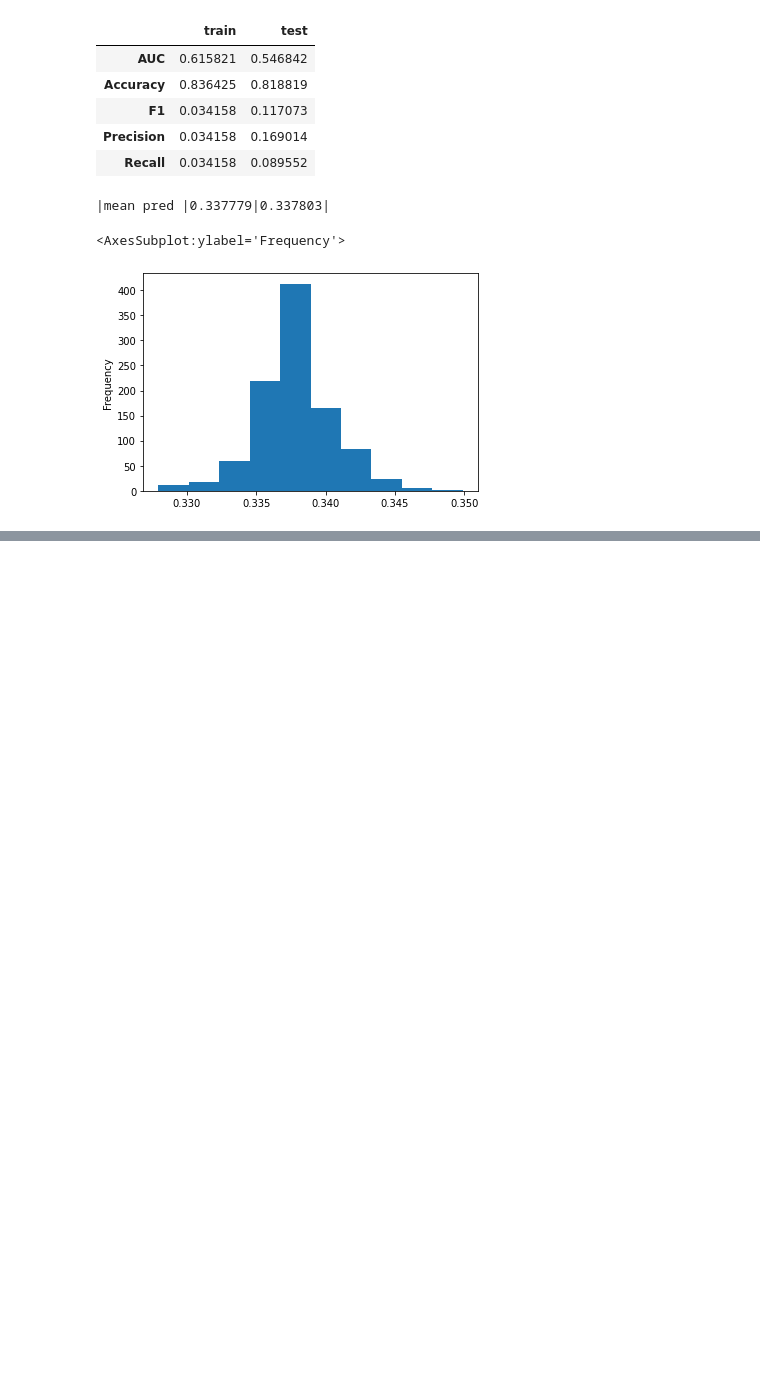
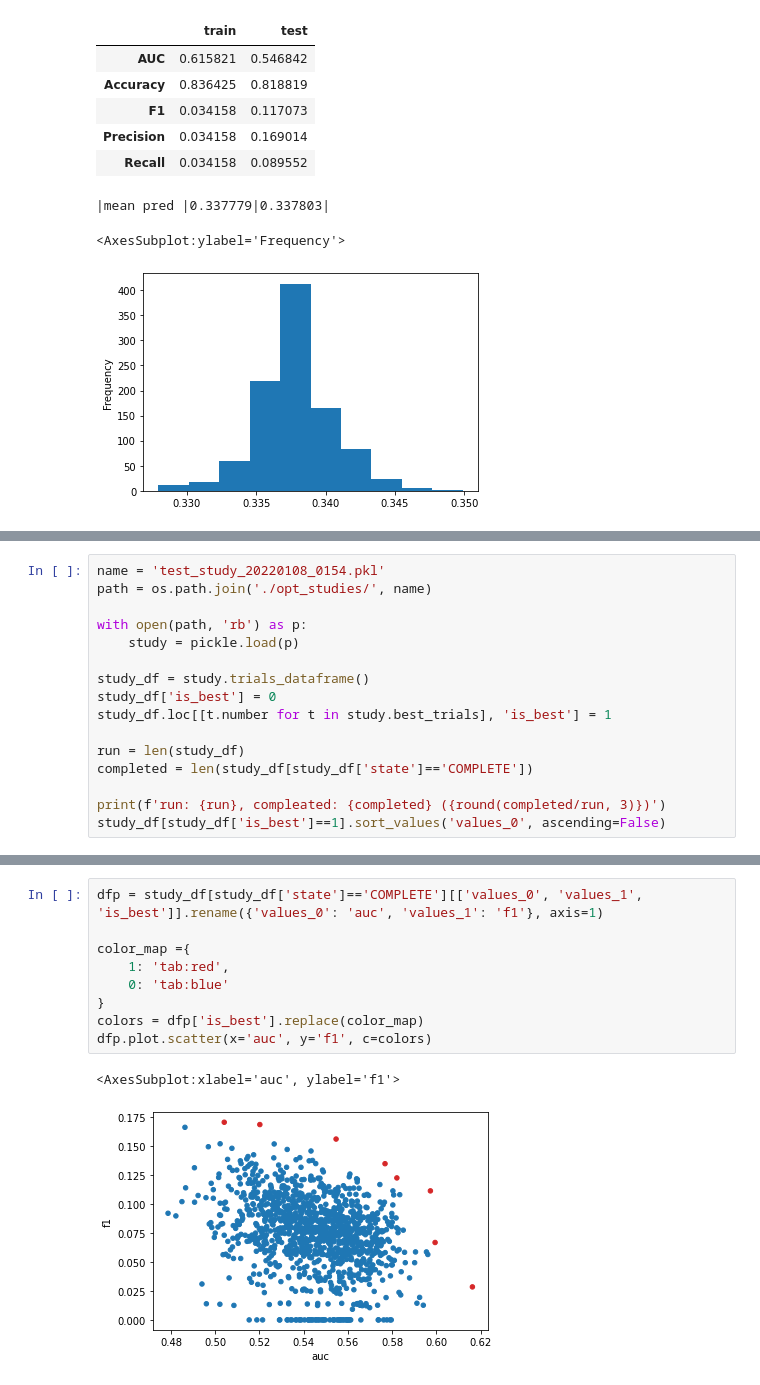
Before and after one commit to mbronis/gensim, a Jupyter notebook: gensim_optuna.ipynb, the cells around one changed output, grey strips where cells are left out. Cells and saved outputs as stored; diff of their text form; blank space fills up the shorter version.

```diff
--- a/gensim_optuna.ipynb
+++ b/gensim_optuna.ipynb
@@ -314,0 +153,16 @@ run: 77, compleated: 16 (0.208)
+# %%
+name = 'test_study_20220108_0154.pkl'
+path = os.path.join('./opt_studies/', name)
+
+with open(path, 'rb') as p:
+    study = pickle.load(p)
+
+study_df = study.trials_dataframe()
+study_df['is_best'] = 0
+study_df.loc[[t.number for t in study.best_trials], 'is_best'] = 1
+
+run = len(study_df)
+completed = len(study_df[study_df['state']=='COMPLETE'])
+
+print(f'run: {run}, compleated: {completed} ({round(completed/run, 3)})')
+study_df[study_df['is_best']==1].sort_values('values_0', ascending=False)
@@ -314,0 +182,12 @@ run: 77, compleated: 16 (0.208)
+# %%
+dfp = study_df[study_df['state']=='COMPLETE'][['values_0', 'values_1', 'is_best']].rename({'values_0': 'auc', 'values_1': 'f1'}, axis=1)
+
+color_map ={
+    1: 'tab:red',
+    0: 'tab:blue'
+}
+colors = dfp['is_best'].replace(color_map)
+dfp.plot.scatter(x='auc', y='f1', c=colors)
+# %% [output]
+<AxesSubplot:xlabel='auc', ylabel='f1'>
+[figure, added]
```
Also changed, not shown: parts of 19 cells of this notebook.
